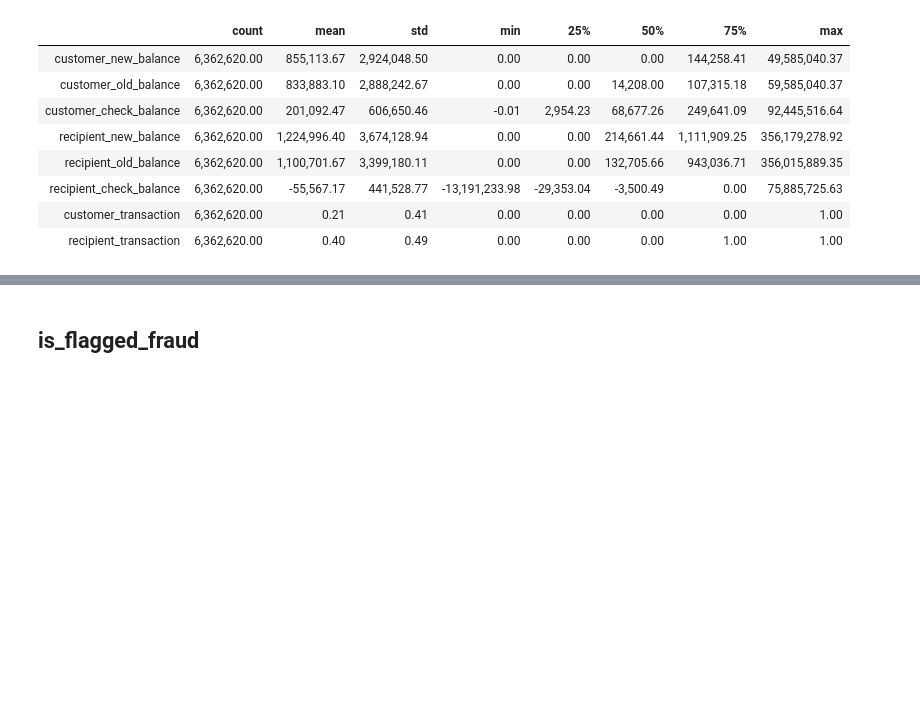
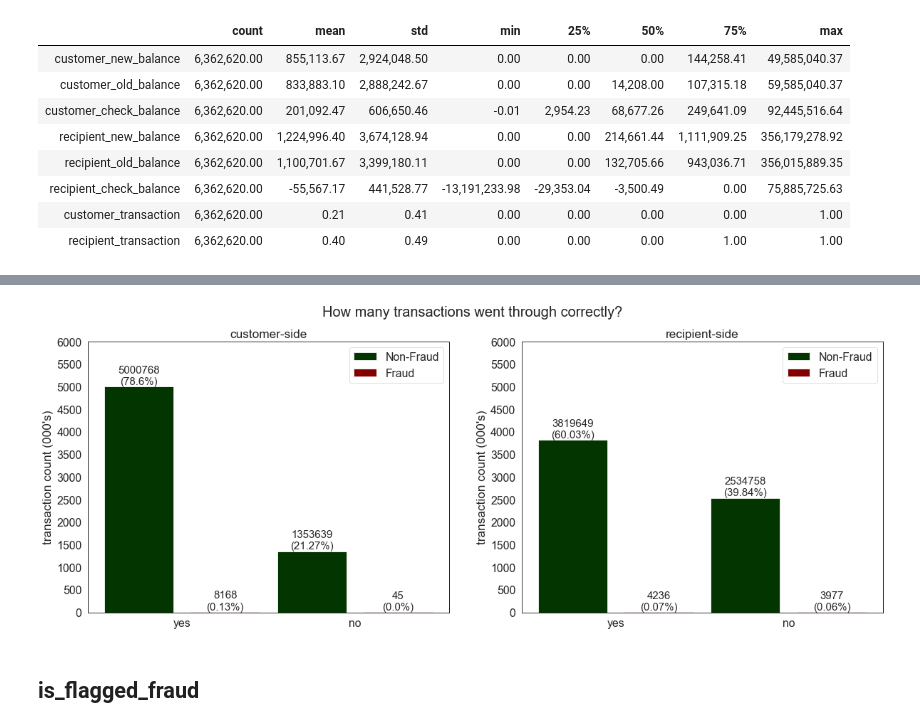
Before and after one commit to valmadrid/Detecting-Financial-Fraud-Transactions, a Jupyter notebook: financial_fraud.ipynb, the cells around one changed output, grey strips where cells are left out. Saved outputs shown, nothing was run; the diff lists cells and outputs as text; code cells hidden in the pictures; blank space fills up the shorter version.

```diff
--- a/financial_fraud.ipynb
+++ b/financial_fraud.ipynb
@@ -786,0 +721,5 @@ del temp, ax, graph, bar, fig, x
+# %%
+temp = df.groupby(["is_fraud",
+                   "customer_transaction"]).count().reset_index().sort_values(
+                       "step", ascending=False).iloc[:, :3]
+temp
@@ -787,3 +732,49 @@ del temp, ax, graph, bar, fig, x
+# %%
+fig = plt.figure(figsize=(20, 7))
+
+for i, col in enumerate(["customer_transaction", "recipient_transaction"]):
+    temp = df.groupby(["is_fraud",
+                       col]).count().reset_index().sort_values(
+                           "step", ascending=False).iloc[:, :3]
+    ax = fig.add_subplot(1, 2, i+1)
+    graph1 = plt.bar([0, 1],
+                     temp[temp.is_fraud == 0].step,
+                     color="#033500",
+                     width=0.4,
+                     label="Non-Fraud")
+    graph2 = plt.bar([0.5, 1.5],
+                     temp[temp.is_fraud == 1].step,
+                     color="#840000",
+                     width=0.4,
+                     label="Fraud")
+    plt.legend()
+    plt.title("customer-side" if i==0 else "recipient-side")
+    plt.ylabel("transaction count (000's)")
+    plt.yticks(range(0, 6500000, 500000), range(0, 6500, 500))
+    plt.xticks([0.25, 1.25], ["yes", "no"])
+
+    for bar1, bar2, x1, x2 in zip(
+            graph1, graph2, temp[temp.is_fraud == 0].step.values,
+            temp[temp.is_fraud == 1].step.values):
+        plt.text(bar1.get_x() + bar1.get_width() / 2,
+                 bar1.get_height(),
+                 "{}\n({}%)".format(x1, round(x1 / len(df) * 100, 2)),
+                 fontsize=15,
+                 ha="center",
+                 va="bottom")
+        plt.text(bar2.get_x() + bar2.get_width() / 2,
+                 bar2.get_height(),
+                 "{}\n({}%)".format(x2, round(x2 / len(df) * 100, 2)),
+                 fontsize=15,
+                 ha="center",
+                 va="bottom")
+
+plt.suptitle("How many transactions went through correctly?", fontsize=20)
+plt.show()
+
+del temp, ax, graph1, graph2, bar1, bar2, fig, x1, x2, col, i
+# %% [output]
+[figure, added]
 # %% [markdown]
 ## is_flagged_fraud
 # %% [markdown]
```
Also changed, not shown: parts of 4 cells of this notebook.
